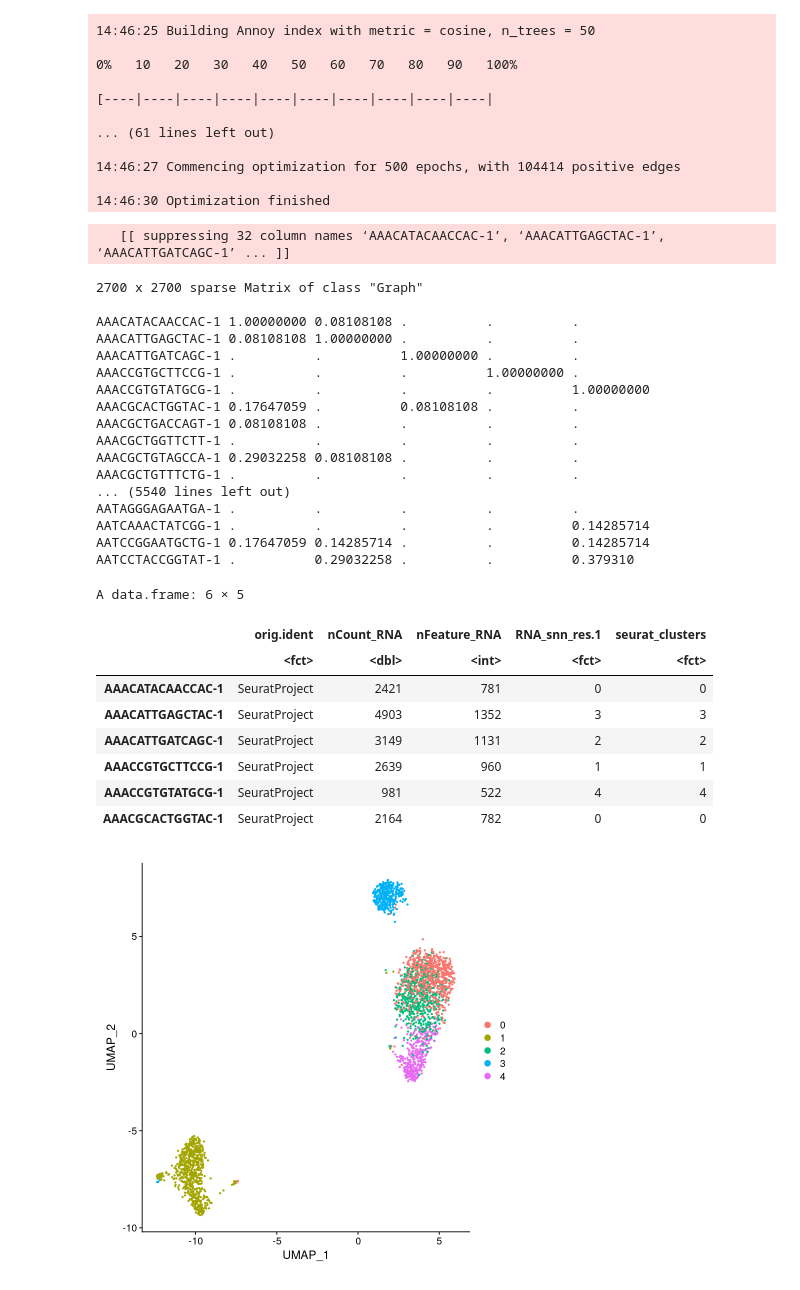
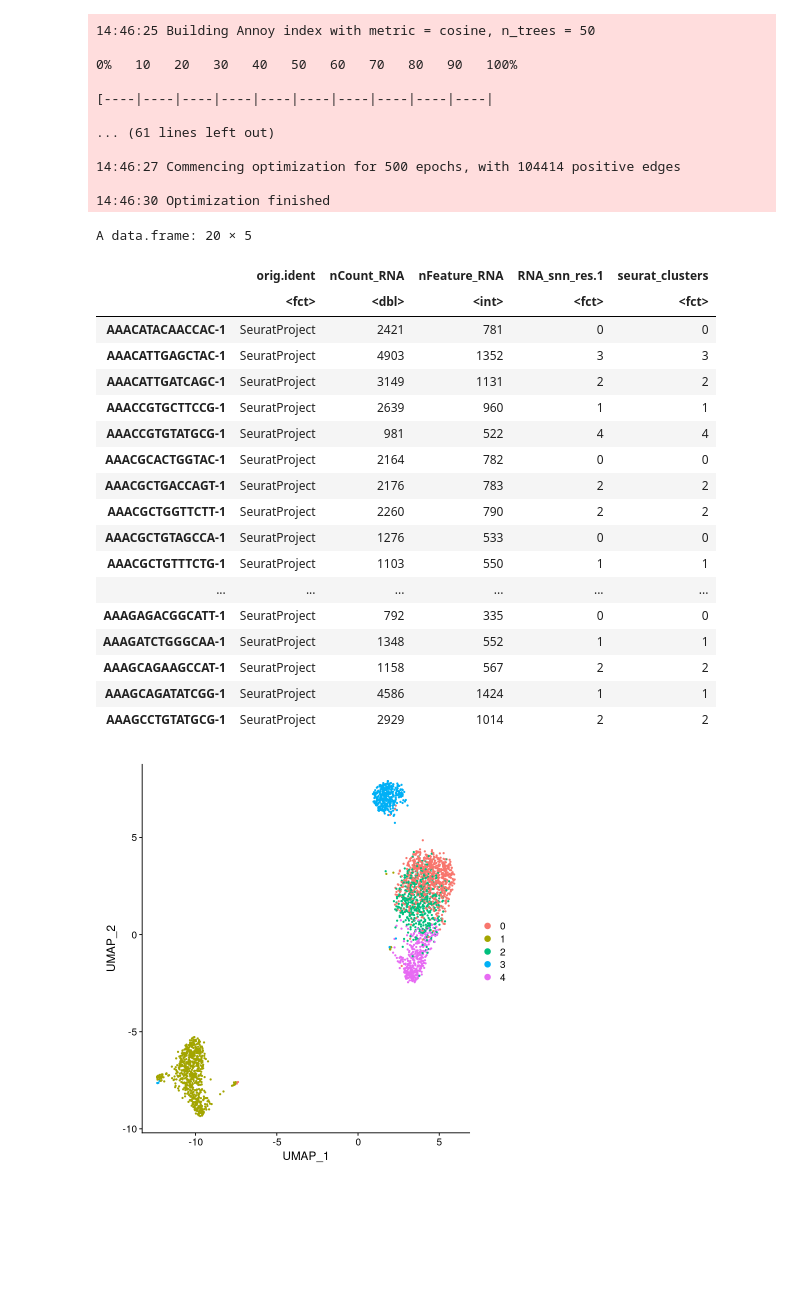
Before and after one commit to lab-medvedeva/Article-GADES, a Jupyter notebook: DistanceMatrixApplication/SeuratOnly.ipynb, the cells around one changed output. Cells and saved outputs as stored; diff of their text form; code cells hidden in the pictures; blank space fills up the shorter version.

```diff
--- a/DistanceMatrixApplication/SeuratOnly.ipynb
+++ b/DistanceMatrixApplication/SeuratOnly.ipynb
@@ -117,39 +136,28 @@ pbmc_distance <- RunUMAP(pbmc_distance, dims=1:500)
 14:46:27 Commencing optimization for 500 epochs, with 104414 positive edges
 
 14:46:30 Optimization finished
-# %%
-pbmc_distance@graphs$RNA_snn
-# %% [output]
-   [[ suppressing 32 column names ‘AAACATACAACCAC-1’, ‘AAACATTGAGCTAC-1’, ‘AAACATTGATCAGC-1’ ... ]]
-2700 x 2700 sparse Matrix of class "Graph"
-
-AAACATACAACCAC-1 1.00000000 0.08108108 .          .          .
-AAACATTGAGCTAC-1 0.08108108 1.00000000 .          .          .
-AAACATTGATCAGC-1 .          .          1.00000000 .          .
-AAACCGTGCTTCCG-1 .          .          .          1.00000000 .
-AAACCGTGTATGCG-1 .          .          .          .          1.00000000
-AAACGCACTGGTAC-1 0.17647059 .          0.08108108 .          .
-AAACGCTGACCAGT-1 0.08108108 .          .          .          .
-AAACGCTGGTTCTT-1 .          .          .          .          .
-AAACGCTGTAGCCA-1 0.29032258 0.08108108 .          .          .
-AAACGCTGTTTCTG-1 .          .          .          .          .
-... (5540 lines left out)
-AATAGGGAGAATGA-1 .          .          .          .          .
-AATCAAACTATCGG-1 .          .          .          .          0.14285714
-AATCCGGAATGCTG-1 0.17647059 0.14285714 .          .          0.14285714
-AATCCTACCGGTAT-1 .          0.29032258 .          .          0.379310
 # %%
-head(pbmc_distance[[]])
+head(pbmc_distance[[]], 20)
 # %% [output]
-A data.frame: 6 × 5
+A data.frame: 20 × 5
 |  | orig.ident | nCount_RNA | nFeature_RNA | RNA_snn_res.1 | seurat_clusters |
 |  | <fct> | <dbl> | <int> | <fct> | <fct> |
 | AAACATACAACCAC-1 | SeuratProject | 2421 | 781 | 0 | 0 |
 | AAACATTGAGCTAC-1 | SeuratProject | 4903 | 1352 | 3 | 3 |
 | AAACATTGATCAGC-1 | SeuratProject | 3149 | 1131 | 2 | 2 |
 | AAACCGTGCTTCCG-1 | SeuratProject | 2639 | 960 | 1 | 1 |
 | AAACCGTGTATGCG-1 | SeuratProject | 981 | 522 | 4 | 4 |
 | AAACGCACTGGTAC-1 | SeuratProject | 2164 | 782 | 0 | 0 |
+| AAACGCTGACCAGT-1 | SeuratProject | 2176 | 783 | 2 | 2 |
+| AAACGCTGGTTCTT-1 | SeuratProject | 2260 | 790 | 2 | 2 |
+| AAACGCTGTAGCCA-1 | SeuratProject | 1276 | 533 | 0 | 0 |
+| AAACGCTGTTTCTG-1 | SeuratProject | 1103 | 550 | 1 | 1 |
+| ... | ... | ... | ... | ... | ... |
+| AAAGAGACGGCATT-1 | SeuratProject | 792 | 335 | 0 | 0 |
+| AAAGATCTGGGCAA-1 | SeuratProject | 1348 | 552 | 1 | 1 |
+| AAAGCAGAAGCCAT-1 | SeuratProject | 1158 | 567 | 2 | 2 |
+| AAAGCAGATATCGG-1 | SeuratProject | 4586 | 1424 | 1 | 1 |
+| AAAGCCTGTATGCG-1 | SeuratProject | 2929 | 1014 | 2 | 2 |
 # %%
 DimPlot(pbmc_distance, reduction = 'umap')
 # %% [output]
```
Also changed, not shown: parts of 6 cells of this notebook, 1 other file.
